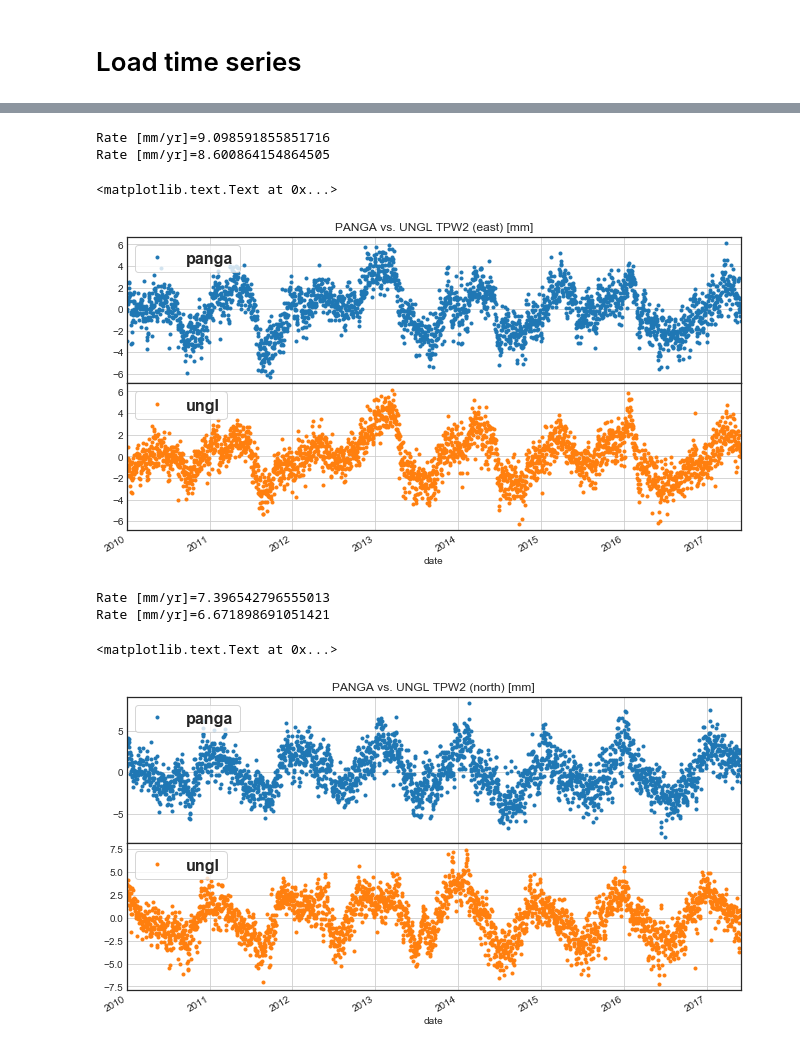
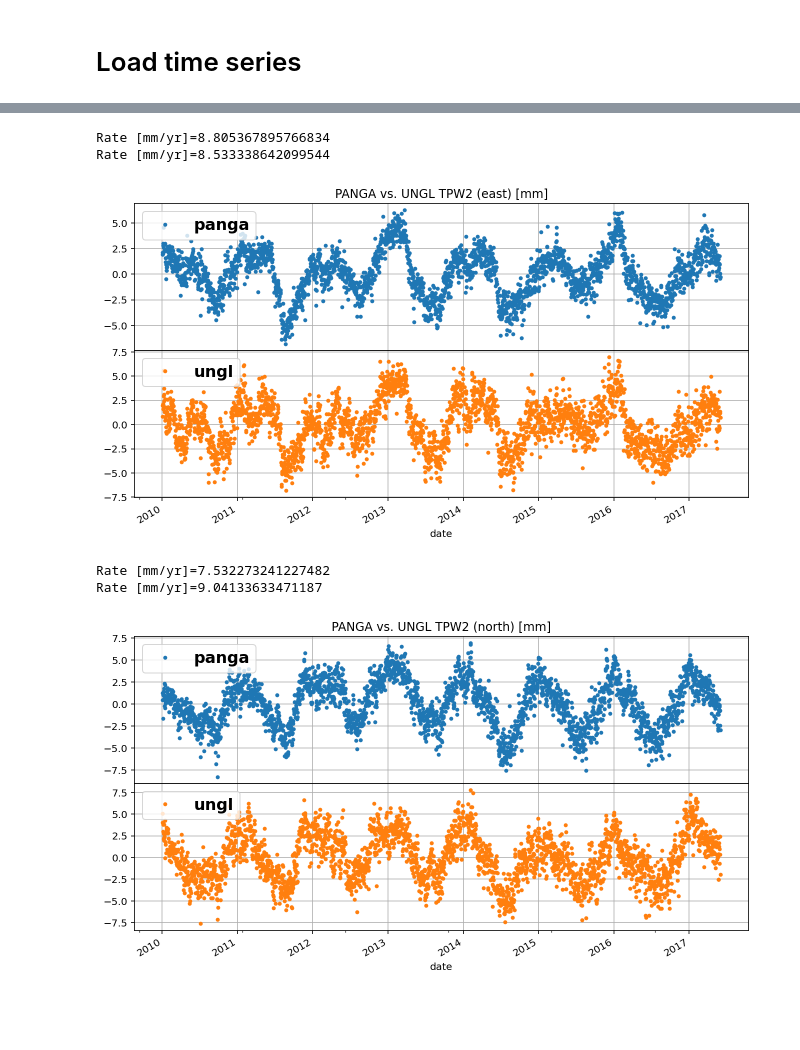
Before and after one commit to scottyhq/gpstools, a Jupyter notebook: examples/Compare_Networks.ipynb, the cells around one changed output, grey strips where cells are left out. Saved outputs shown, nothing was run; the diff lists cells and outputs as text; code cells hidden in the pictures; blank space fills up the shorter version.

Commit message:
fix panga, compare notebook, ungl na

```diff
--- a/examples/Compare_Networks.ipynb
+++ b/examples/Compare_Networks.ipynb
@@ -18,7 +10,0 @@ True
-# %%
-plt.style.use('seaborn-white')
-#Non-interactive figures:
-%matplotlib inline
-# Interactive!
-#%matplotlib notebook
-#%qtconsole
@@ -43,6 +38,6 @@ Downloading http://www.geodesy.org/panga/timeseries_data.php/?n=panga&s=TPW2&p=r
 # %%
 # Load UNGL
-ref2= 'NA12'
+ref2= 'NA'
 # Download data
 tenv3 = gps.io.ungl.download_data(station, ref2, overwrite=True)
 df2 = gps.io.ungl.load_tenv3(tenv3)
@@ -87,12 +81,8 @@ comp = 'east'
 #comp = 'up'
 
 # crop to target date range
-tmp1 = df1['2010/01/01':'2017/06/01']#specific time range
-tmp2 = df2['2010/01/01':'2017/06/01']
-
-# subtract mean
-#pangaData = df1[comp]-df1[comp].mean()
-#unglData = df2[comp]-df2[comp].mean()
+tmp1 = df1['2010/01/01':'2017/06/01'].copy() #specific time range
+tmp2 = df2['2010/01/01':'2017/06/01'].copy()
 
 # linear detrend
 # Ensure no nans in time series
@@ -103,7 +93,7 @@ tmp2 = gps.analysis.detrend(tmp2, comp)
 unglData = tmp2['detrend']
 
 df = pd.DataFrame(dict(panga=pangaData))
-df['ungl'] = unglData
+df.loc[:,'ungl'] = unglData
 
 axes = df.plot(subplots=True, style='.', figsize=(11,6))
 plt.subplots_adjust(hspace=0, wspace=0)
@@ -111,48 +101,42 @@ for ax in axes:
     ax.grid()
     ax.legend(loc='upper left', frameon=True, prop=dict(size=16, weight='bold'))
 
-axes[0].set_title('PANGA vs. UNGL {} ({}) [mm]'.format(station,comp))
+axes[0].set_title('PANGA vs. UNGL {} ({}) [mm]'.format(station,comp));
 #print(df.describe())
 # %% [output]
-Rate [mm/yr]=9.098591855851716
-Rate [mm/yr]=8.600864154864505
+Rate [mm/yr]=8.805367895766834
+Rate [mm/yr]=8.533338642099544
-<matplotlib.text.Text at 0x...>
-[figure, old version]
+[figure, new version]
 # %%
 # Subtract mean from component to compare on same plot
 #comp = 'east'
 comp = 'north'
 #comp = 'up'
 
 # crop to target date range
-tmp1 = df1['2010/01/01':'2017/06/01']#specific time range
-tmp2 = df2['2010/01/01':'2017/06/01']
-
-# subtract mean
-#pangaData = df1[comp]-df1[comp].mean()
-#unglData = df2[comp]-df2[comp].mean()
+tmp1 = df1.loc['2010/01/01':'2017/06/01'].copy()
+tmp2 = df2.loc['2010/01/01':'2017/06/01'].copy()
 
 # linear detrend
 # Ensure no nans in time series
 tmp1 = tmp1.dropna()
 tmp1 = gps.analysis.detrend(tmp1, comp)
 pangaData = tmp1['detrend']
 tmp2 = gps.analysis.detrend(tmp2, comp)
 unglData = tmp2['detrend']
 
 df = pd.DataFrame(dict(panga=pangaData))
-df['ungl'] = unglData
+df.loc[:,'ungl'] = unglData
 
 axes = df.plot(subplots=True, style='.', figsize=(11,6))
 plt.subplots_adjust(hspace=0, wspace=0)
 for ax in axes:
     ax.grid()
     ax.legend(loc='upper left', frameon=True, prop=dict(size=16, weight='bold'))
 
-axes[0].set_title('PANGA vs. UNGL {} ({}) [mm]'.format(station,comp))
+axes[0].set_title('PANGA vs. UNGL {} ({}) [mm]'.format(station,comp));
 #print(df.describe())
 # %% [output]
-Rate [mm/yr]=7.396542796555013
-Rate [mm/yr]=6.671898691051421
+Rate [mm/yr]=7.532273241227482
+Rate [mm/yr]=9.04133633471187
-<matplotlib.text.Text at 0x...>
-[figure, old version]
+[figure, new version]
```
Also changed, not shown: parts of 7 cells of this notebook, 4 other files.
